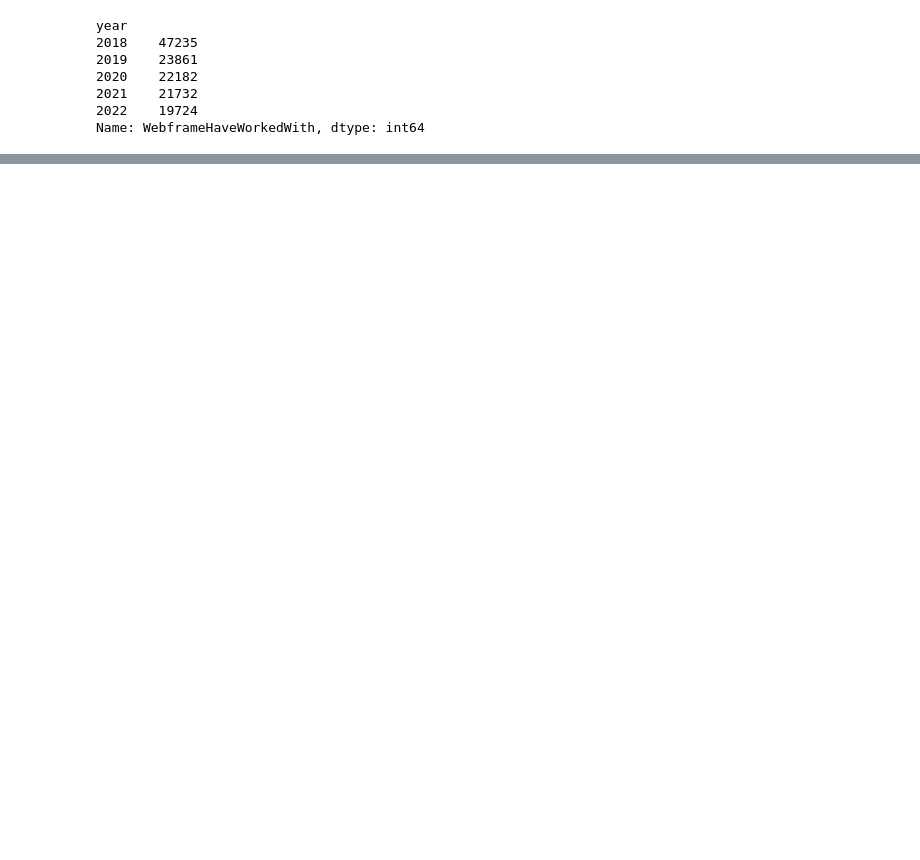
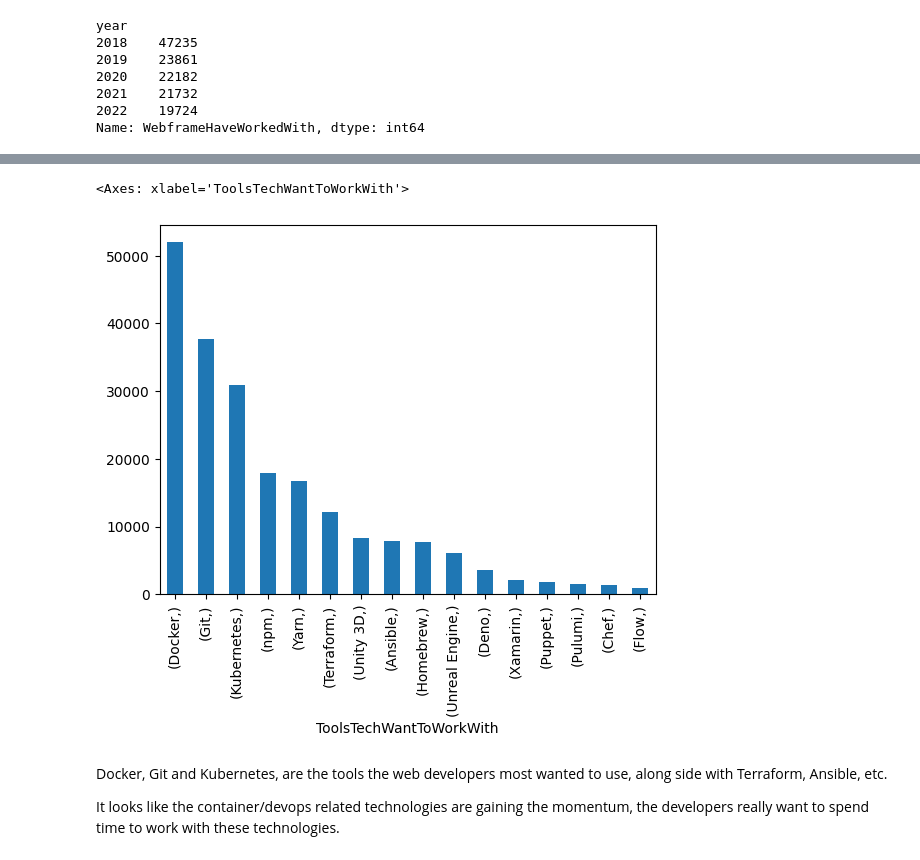
Before and after one commit to renshou753/uda_data_science_blog, a Jupyter notebook: data science blog.ipynb, the cells around one changed output, grey strips where cells are left out. Drawn from its saved outputs; the diff is of its cells as text; code cells hidden in the pictures; blank space fills up the shorter version.

```diff
--- a/data science blog.ipynb
+++ b/data science blog.ipynb
@@ -219,0 +487,9 @@ plt.show()
+# %%
+# there are missing values in WebframeHaveWorkedWith column after grouping, i want to remove these missing rows
+tools = df[['DevType', 'ToolsTechWantToWorkWith', 'year']]
+tools = tools.dropna(subset=['DevType', 'ToolsTechWantToWorkWith'])
+# %%
+# filter web developers, i.e. full stack, front end
+tools = tools[(tools['DevType'].str.contains('Developer, full-stack')) | (tools['DevType'].str.contains('Developer, front-end')) | (tools['DevType'].str.contains('Developer, back-end'))]
+
+tools = tools[['ToolsTechWantToWorkWith']]
@@ -219,0 +512,7 @@ plt.show()
+# %%
+# split the values in the column by semicolons, resulting in a column of lists. Then, use df.explode('WebframeHaveWorkedWith')
+# to explode the lists into separate rows, duplicating the other columns as necessary.
+tools['ToolsTechWantToWorkWith'] = tools['ToolsTechWantToWorkWith'].str.split(';')
+tools = tools.explode('ToolsTechWantToWorkWith')
+# %%
+tools_count = tools.value_counts()
@@ -219,0 +540,9 @@ plt.show()
+# %%
+tools_count.plot(kind='bar')
+# %% [output]
+<Axes: xlabel='ToolsTechWantToWorkWith'>
+[figure, added]
+# %% [markdown]
+Docker, Git and Kubernetes, are the tools the web developers most wanted to use, along side with Terraform, Ansible, etc.
+
+It looks like the container/devops related technologies are gaining the momentum, the developers really want to spend time to work with these technologies.
```
Also changed, not shown: parts of 56 cells of this notebook, 1 other file.
